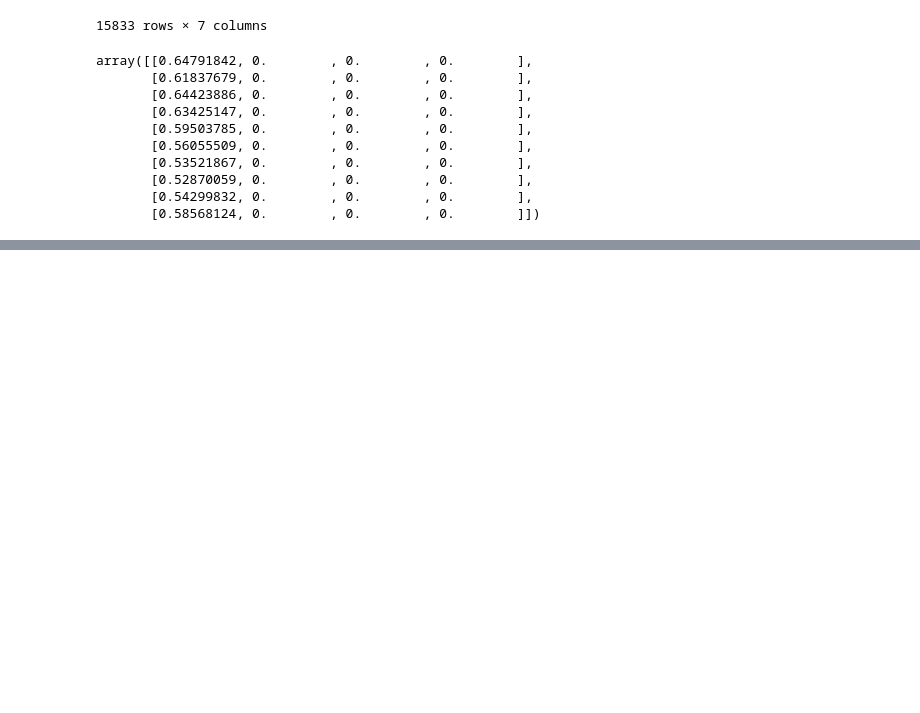
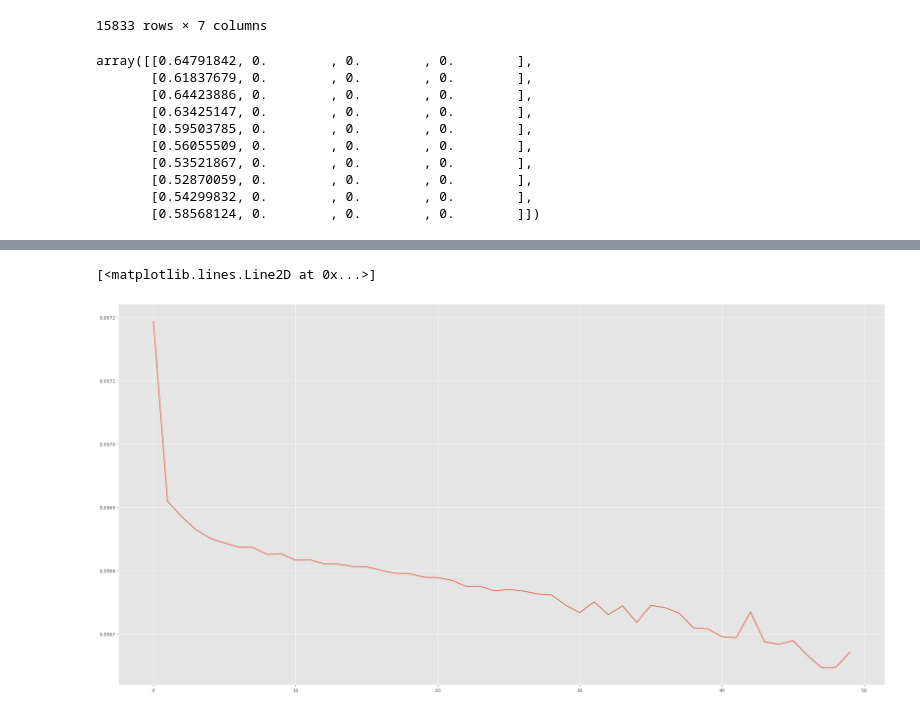
Before and after one commit to SadabAli/Energy-Consumption-prediction, a Jupyter notebook: EnergyConsumptionPrediction.ipynb, the cells around one changed output, grey strips where cells are left out. Drawn from its saved outputs; the diff is of its cells as text; code cells hidden in the pictures; blank space fills up the shorter version.

```diff
--- a/EnergyConsumptionPrediction.ipynb
+++ b/EnergyConsumptionPrediction.ipynb
@@ -619,10 +504,0 @@ TypeError: float() argument must be a string or a real number, not 'datetime.tim
-# %%
-# Select only numeric columns to scale
-numeric_columns = ['Electricity consumption', 'Month', 'Year', 'Week']
-train_numeric = train[numeric_columns]
-test_numeric = test[numeric_columns]
-
-# Fit the scaler on training data and transform both train and test data
-scaler.fit(train_numeric)
-scaled_train = scaler.transform(train_numeric)
-scaled_test = scaler.transform(test_numeric)
@@ -630,0 +573,23 @@ KeyError: "['Electricity consumption'] not in index"
+# %%
+import numpy as np
+from tensorflow.keras.preprocessing.sequence import TimeseriesGenerator
+
+# Example data
+scaled_train = np.array(scaled_train)  # Ensure it's a numpy array
+
+# Define generator
+n_input = 12  # Number of time steps to look back
+n_features = scaled_train.shape[1]  # Number of features in your data
+generator = TimeseriesGenerator(scaled_train, scaled_train, length=n_input, batch_size=1)
+# %%
+from tensorflow.keras.models import Sequential
+from tensorflow.keras.layers import Dense, LSTM
+
+# Define model
+model = Sequential()
+model.add(LSTM(100, activation='tanh', input_shape=(n_input, n_features)))
+model.add(Dense(1))
+model.compile(optimizer='adam', loss='mse')
+
+# Print the model summary to check the structure
+model.summary()
@@ -630,0 +608,2 @@ KeyError: "['Electricity consumption'] not in index"
+# %%
+model.fit(generator, epochs=50)
@@ -630,0 +631,6 @@ KeyError: "['Electricity consumption'] not in index"
+# %%
+loss_per_epoch = model.history.history['loss']
+plt.plot(range(len(loss_per_epoch)),loss_per_epoch)
+# %% [output]
+[<matplotlib.lines.Line2D at 0x...>]
+[figure, added]
```
Also changed, not shown: parts of 34 cells of this notebook.
